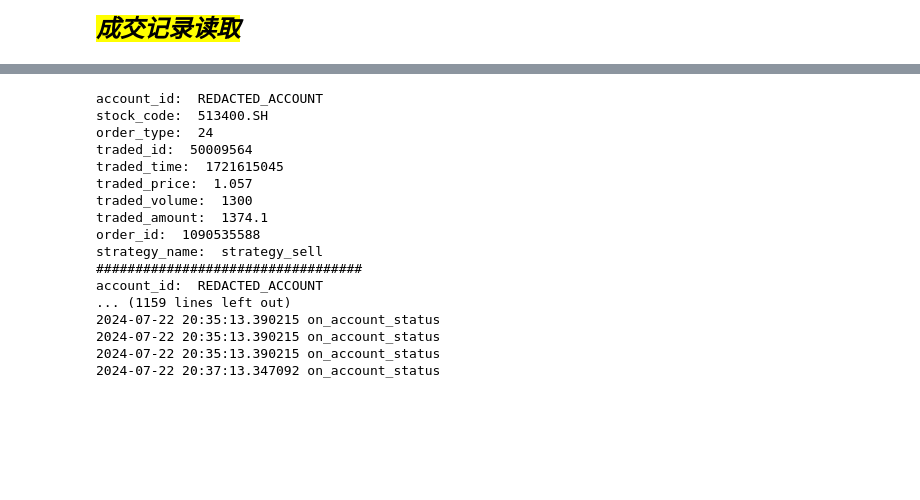
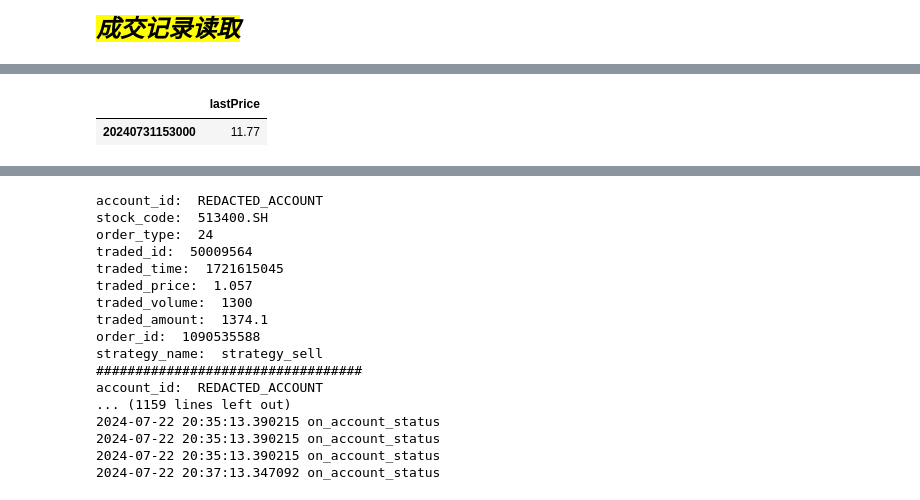
Before and after one commit to longmfe/MarsFinance, a Jupyter notebook: app/trade_management.ipynb, the cells around one changed output, grey strips where cells are left out. Cells and saved outputs as stored; diff of their text form; code cells hidden in the pictures; blank space fills up the shorter version.

```diff
--- a/app/trade_management.ipynb
+++ b/app/trade_management.ipynb
@@ -16,7 +16,7 @@ logging.basicConfig(level = logging.INFO, format = '%(asctime)s - %(levelname)s
 # %%
 def trader_connect():
     # miniQMT安装路径
-    mini_qmt_path = r'D:\huanglong\QuantTrading\国金QMT交易端模拟\bin.x64/../userdata_mini'
+    mini_qmt_path = r'D:\国金QMT交易端模拟\bin.x64/../userdata_mini'
     # 创建session_id
     session_id = int(random.randint(100000, 999999))
     # 创建交易对象
@@ -171,7 +171,7 @@ class MyXtQuantTraderCallback(XtQuantTraderCallback):
 if __name__ == '__main__':
     print("start")
     #指定客户端所在路径
-    path = r'D:\huanglong\QuantTrading\国金QMT交易端模拟\bin.x64/../userdata_mini'
+    path = r'D:\国金QMT交易端模拟\bin.x64/../userdata_mini'
     # 生成session id 整数类型 同时运行的策略不能重复
     session_id = int(time.time())
     xt_trader = XtQuantTrader(path, session_id)
@@ -246,7 +250,7 @@ bought_stock_list, position_dict = get_hold_position()
 <mark>成交记录读取</mark>
 </font>***
 # %%
-current_date = datetime.datetime.now() - datetime.timedelta(days=1)
+current_date = datetime.datetime.now() #- datetime.timedelta(days=1)
 c_date_str = current_date.strftime("%Y%m%d")
 trade_df = pd.read_csv('trade_record_' + c_date_str + '.csv')
 trade_list = trade_df['stock_code'].to_list()
@@ -343,3 +390,13 @@ for stock in stock_list:
+# %%
+code = '300053'
+global context
+context = Context(market, 100000000, c_date_str, c_date_str)
+context.bkt_dt = current_date.strftime("%Y%m%d")
+hist_data = bt.get_hist_data_by_count(context, code, 1, 'none', 'tick', ['lastPrice'])
+hist_data
+# %% [output]
+|  | lastPrice |
+| 20240731153000 | 11.77 |
 # %%
 current_date = datetime.datetime.now() + datetime.timedelta(days=1)
 c_date_str = current_date.strftime("%Y%m%d")
```
Also changed, not shown: parts of 11 cells of this notebook, 7 other files.
